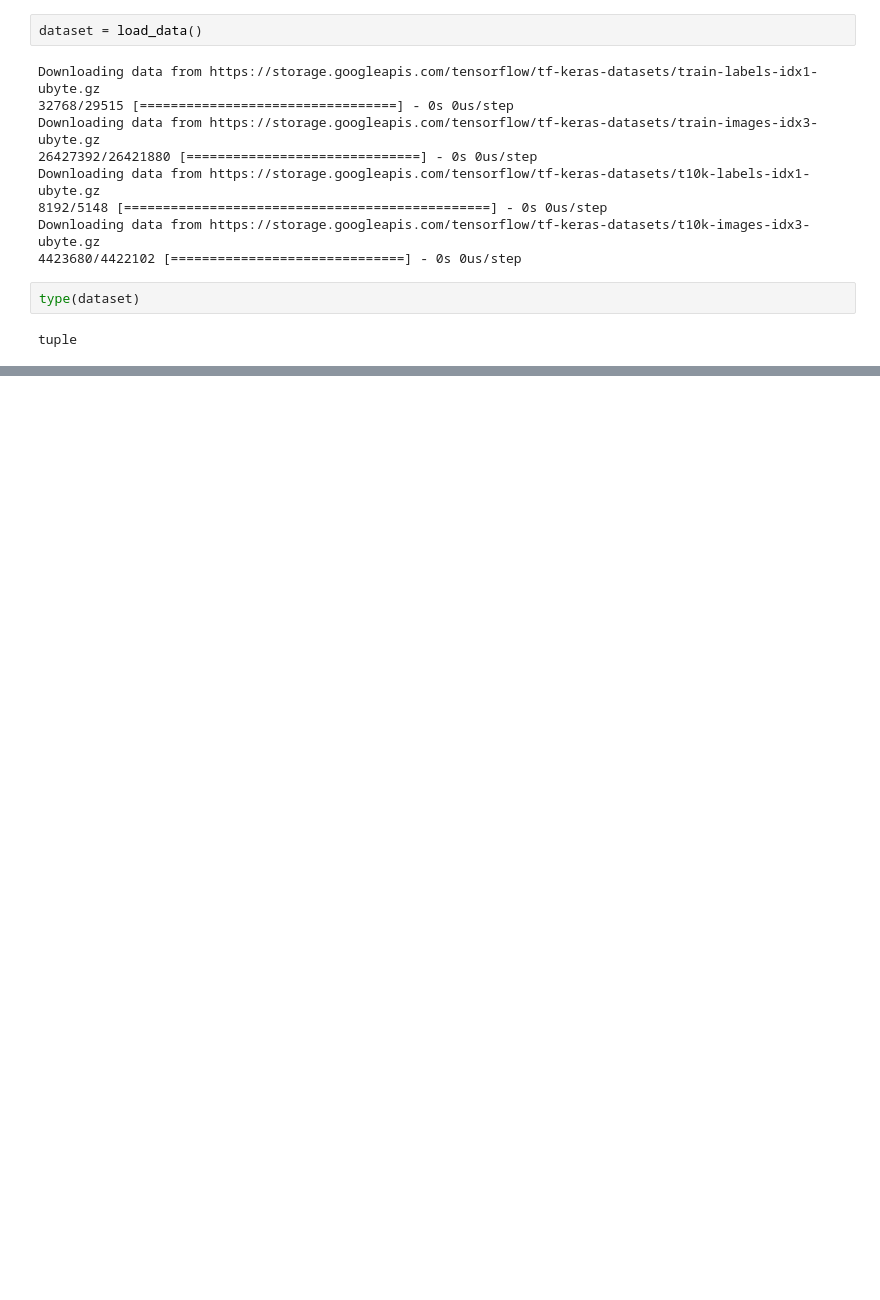
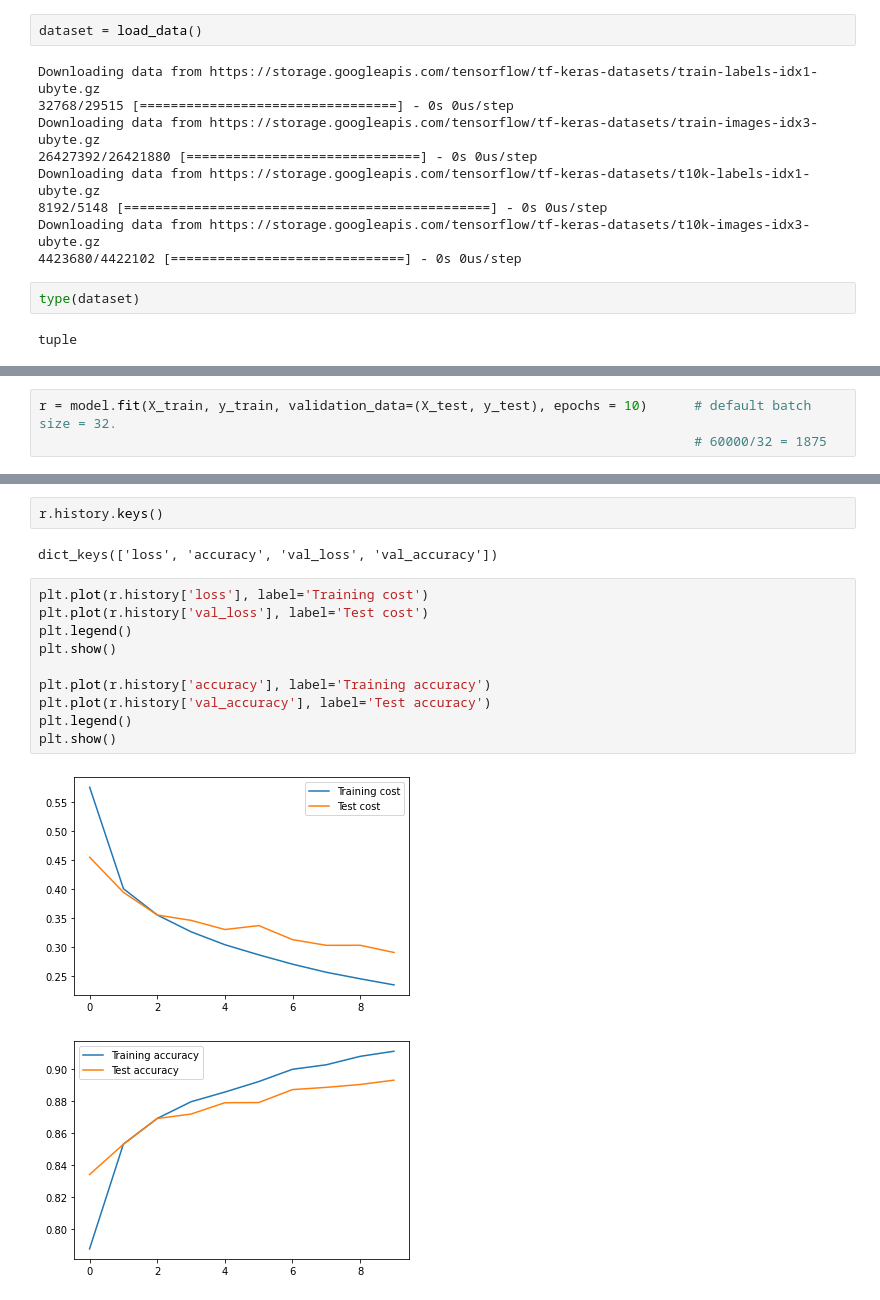
Before and after one commit to YasirHabib/Tensorflow-2.0-Deep-Learning-and-Artificial-Intelligence, a Jupyter notebook: fashion_mnist_RNN_ipynb.ipynb, the cells around one changed output, grey strips where cells are left out. Cells and saved outputs as stored; diff of their text form; blank space fills up the shorter version.

```diff
--- a/fashion_mnist_RNN_ipynb.ipynb
+++ b/fashion_mnist_RNN_ipynb.ipynb
@@ -58,0 +103,3 @@ print(X_test.shape, y_test.shape)
+# %%
+r = model.fit(X_train, y_train, validation_data=(X_test, y_test), epochs = 10)      # default batch size = 32.
+                                                                                    # 60000/32 = 1875
@@ -58,0 +127,17 @@ print(X_test.shape, y_test.shape)
+# %%
+r.history.keys()
+# %% [output]
+dict_keys(['loss', 'accuracy', 'val_loss', 'val_accuracy'])
+# %%
+plt.plot(r.history['loss'], label='Training cost')
+plt.plot(r.history['val_loss'], label='Test cost')
+plt.legend()
+plt.show()
+
+plt.plot(r.history['accuracy'], label='Training accuracy')
+plt.plot(r.history['val_accuracy'], label='Test accuracy')
+plt.legend()
+plt.show()
+# %% [output]
+[figure, added]
+[figure, added]
```
Also changed, not shown: parts of 15 cells of this notebook.
